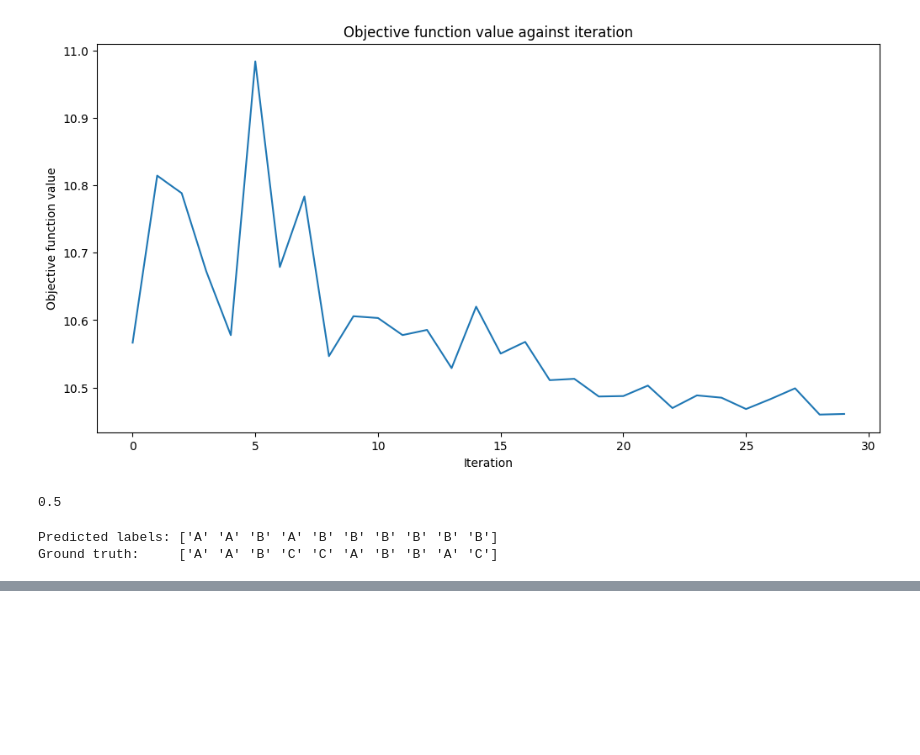
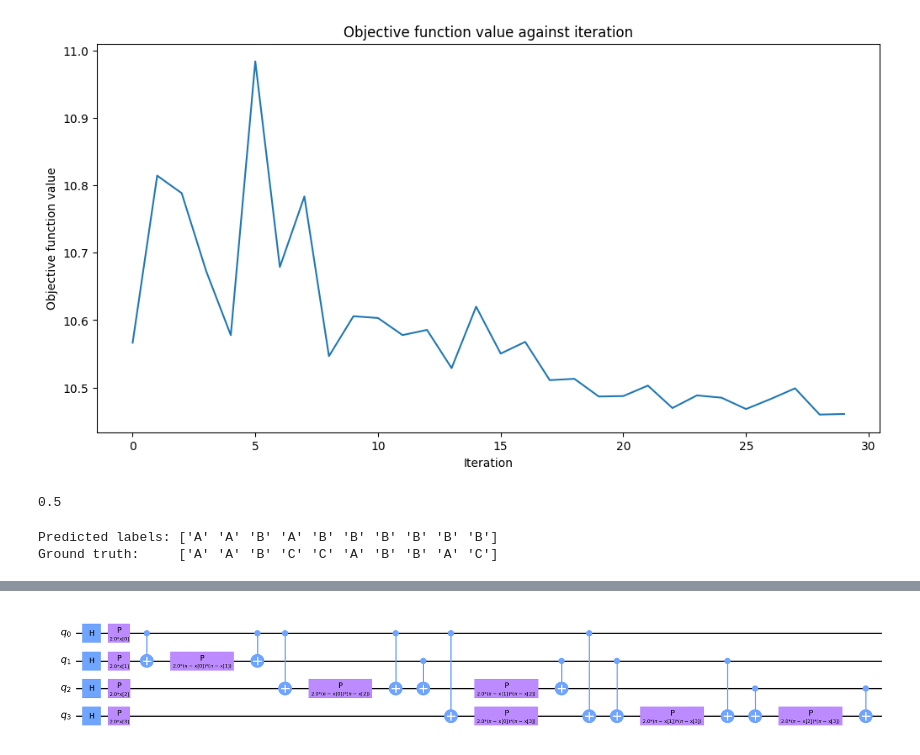
Before and after one commit to bills1912/quantum-computing-ml, a Jupyter notebook: Quantum Computing - Supervised Learning.ipynb, the cells around one changed output, grey strips where cells are left out. Saved outputs shown, nothing was run; the diff lists cells and outputs as text; code cells hidden in the pictures; blank space fills up the shorter version.

```diff
--- a/Quantum Computing - Supervised Learning.ipynb
+++ b/Quantum Computing - Supervised Learning.ipynb
@@ -225,0 +258,7 @@ Ground truth:     ['A' 'A' 'B' 'C' 'C' 'A' 'B' 'B' 'A' 'C']
+# %%
+num_features = X.shape[1]
+
+feature_map = ZZFeatureMap(feature_dimension=num_features, reps=1)
+feature_map.decompose().draw(output='mpl', style='clifford', fold=-1)
+# %% [output]
+[figure, added]
```
Also changed, not shown: parts of 13 cells of this notebook.
